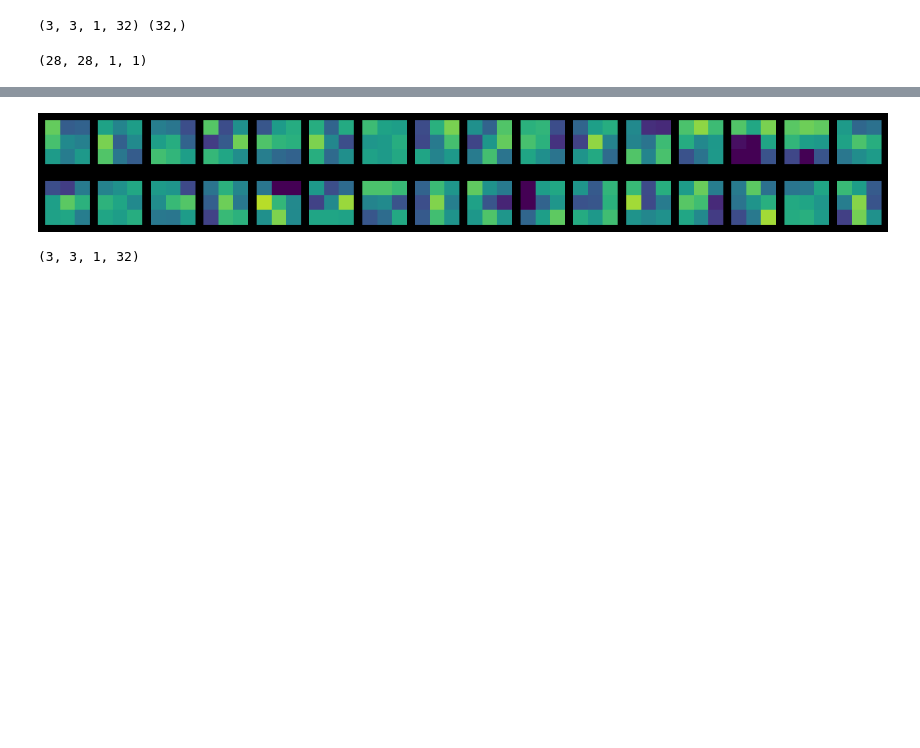
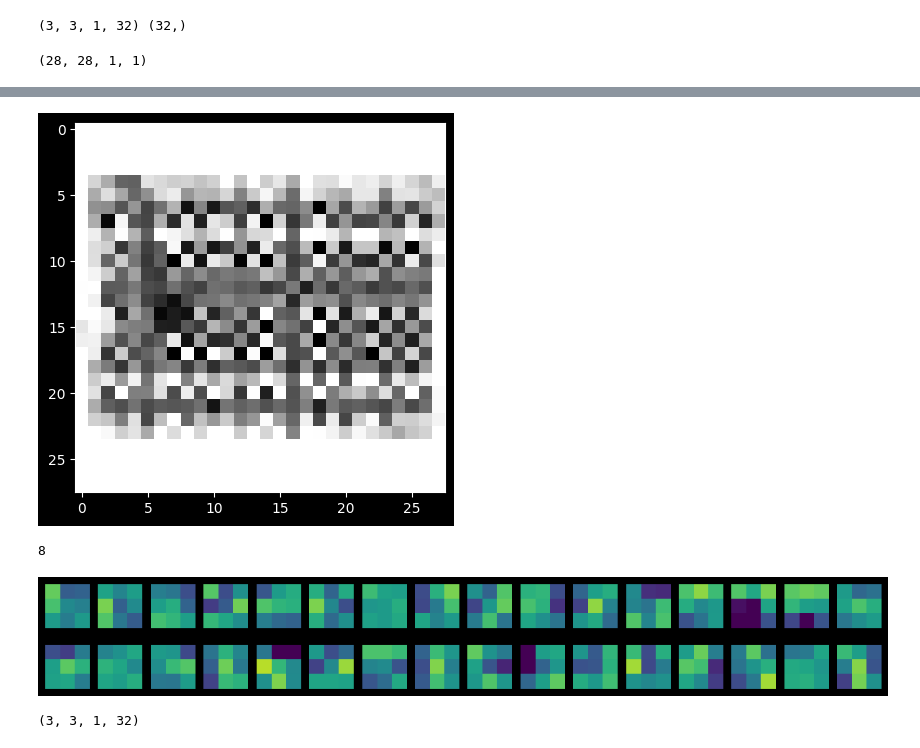
Before and after one commit to ejjang2030/AI_26, a Jupyter notebook: 08_02_합성곱시각화.ipynb, the cells around one changed output, grey strips where cells are left out. Drawn from its saved outputs; the diff is of its cells as text; code cells hidden in the pictures; blank space fills up the shorter version.

```diff
--- a/08_02_합성곱시각화.ipynb
+++ b/08_02_합성곱시각화.ipynb
@@ -256,3 +265,13 @@ plt.show()
+# %%
+plt.imshow(sample_image, cmap='gray_r')
+plt.show()
+# %% [output]
+[figure, added]
+# %%
+print(train_target[1050])
+# 8 가방
+# %% [output]
+8
 # %%
 fig, axs = plt.subplots(2, 16, figsize=(15,2))
 
```
Also changed, not shown: parts of 2 cells of this notebook, 1 other file.
